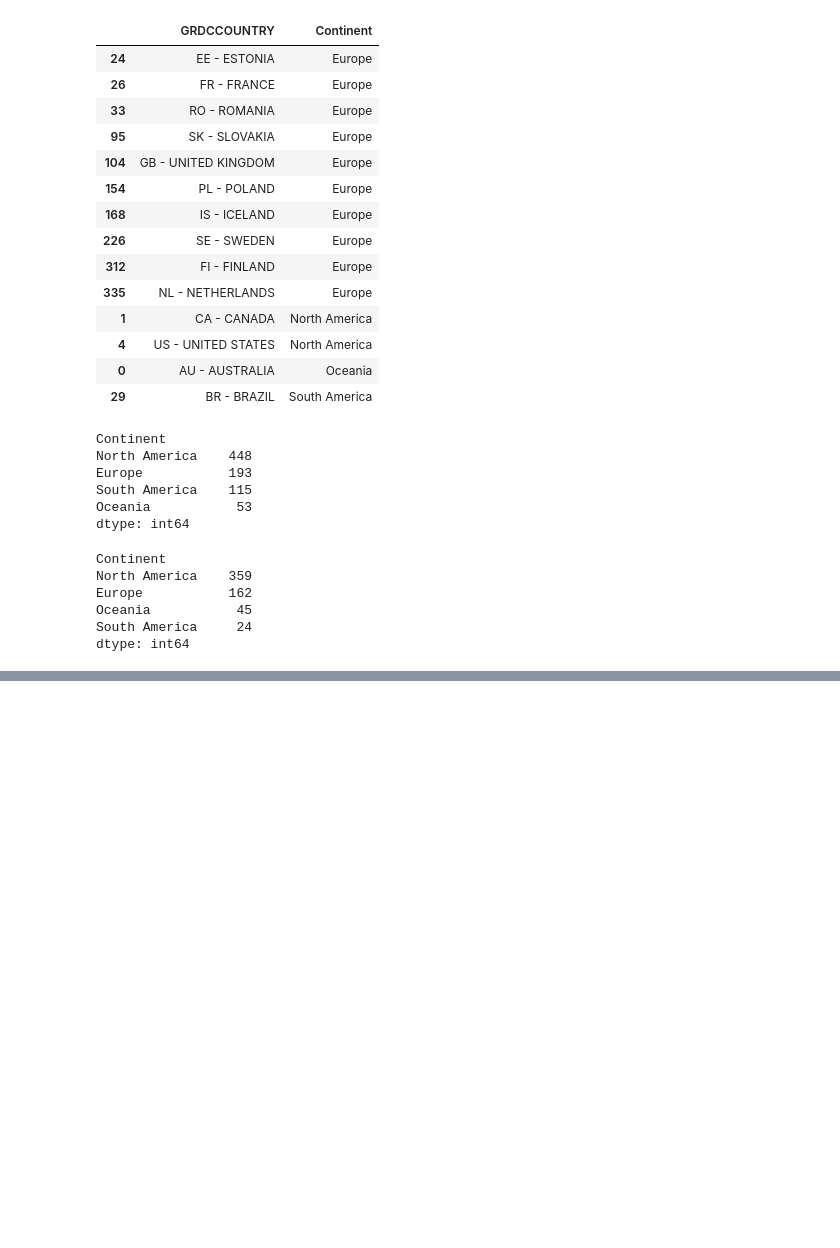
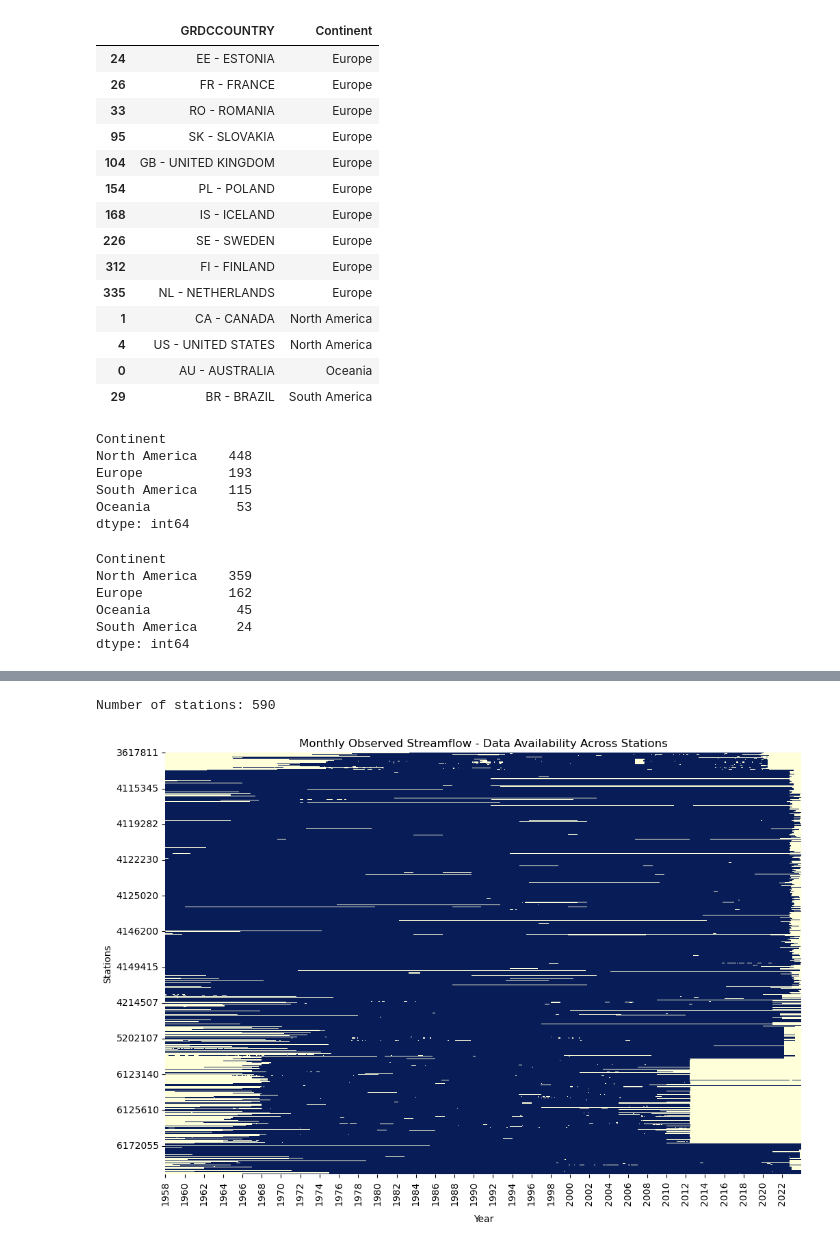
Before and after one commit to jevago262000/PhD_1-Water_Balance, a Jupyter notebook: 7.2a.streamflow_analysis_from_wyield2.ipynb, the cells around one changed output, grey strips where cells are left out. Saved outputs shown, nothing was run; the diff lists cells and outputs as text; code cells hidden in the pictures; blank space fills up the shorter version.

```diff
--- a/7.2a.streamflow_analysis_from_wyield2.ipynb
+++ b/7.2a.streamflow_analysis_from_wyield2.ipynb
@@ -771,0 +943,38 @@ Number of stations: 590
+# %%
+''' Missing Data Heatmap Visualization of the stations that passed the validation analysis based on monthly k recessions '''
+
+df_processing = obs_df.copy()
+print(f"Number of stations: {len(stats_all_years_no_low_r)}")
+df_processing = df_processing[stats_all_years_no_low_r.index] # Select only the stations that passed the validation analysis
+df_processing.index = pd.to_datetime(df_processing.index, format='%Y-%m')
+
+# Convert to binary missing data (1 = data exists, 0 = missing)
+missing_matrix = df_processing.notna().astype(int)
+dates = df_processing.index
+
+# Create a figure and axis explicitly
+fig, ax = plt.subplots(figsize=(12, 8))
+
+# Plot heatmap on the given axis
+sns.heatmap(missing_matrix.T, cmap="YlGnBu", cbar=False, yticklabels=50) # Yellow & blue: cmap="YlGnBu" (lighter = missing, darker = available).
+
+# Set x-ticks to show only the first day of every second year
+year_starts = dates[dates.dayofyear == 1]  # Get only the first day of each year
+year_starts = year_starts[year_starts.year % 2 == 0]  # Filter to include only even years
+xtick_locs = [dates.get_loc(date) for date in year_starts]  # Convert to index positions
+xtick_labels = [date.strftime('%Y') for date in year_starts]  # Extract only the year
+
+ax.set_xticks(xtick_locs)
+ax.set_xticklabels(xtick_labels, rotation=90)  # Rotate for better visibility
+
+# Adjust space between x-tick labels and x-axis label
+ax.set_xlabel("Year", labelpad=10)  # Increase labelpad to add more space
+
+# Labels and title
+ax.set_ylabel("Stations")
+ax.set_title("Monthly Observed Streamflow - Data Availability Across Stations")
+
+plt.show()
+# %% [output]
+Number of stations: 590
+[figure, added]
```
Also changed, not shown: parts of 8 cells of this notebook.
